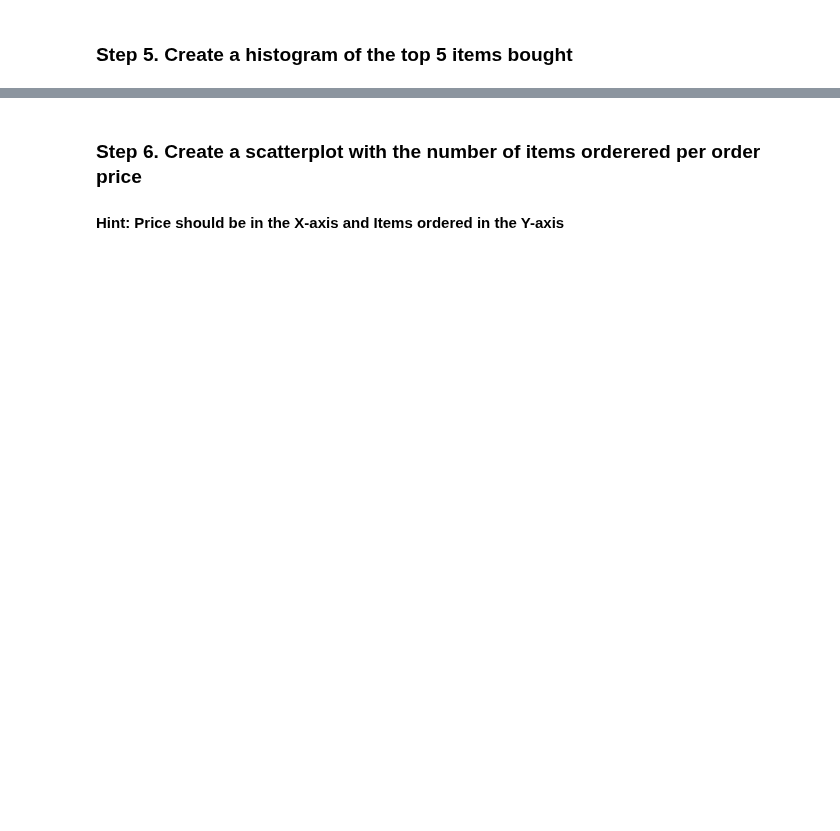
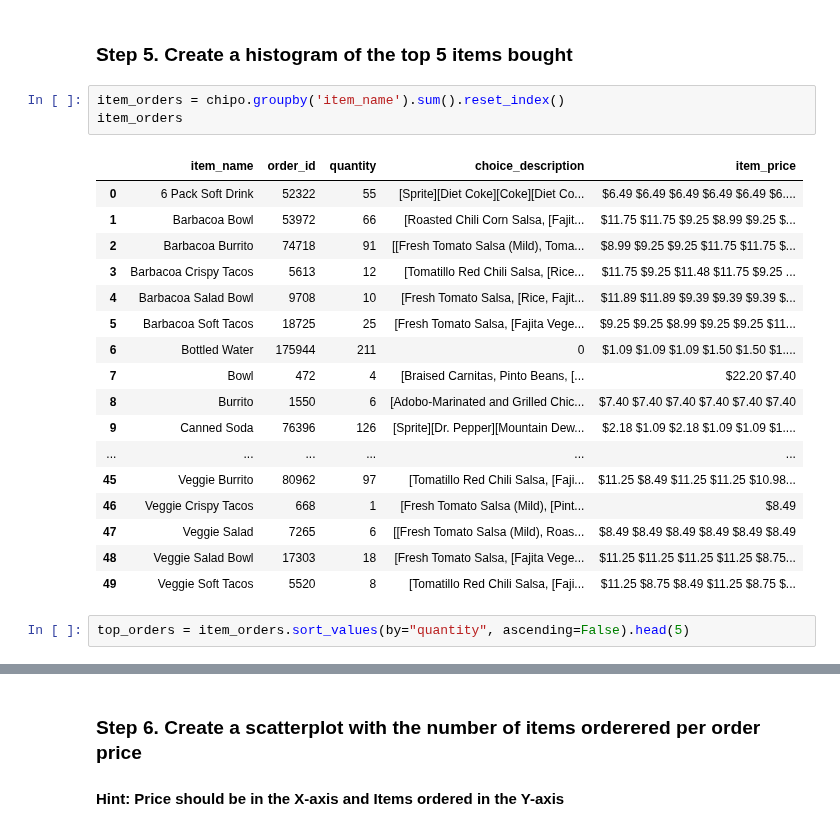
Before and after one commit to Angeliki1983/Pandas-Practice, a Jupyter notebook: Visualisation_Chipotle.ipynb, the cells around one changed output, grey strips where cells are left out. Cells and saved outputs as stored; diff of their text form; blank space fills up the shorter version.

```diff
--- a/Visualisation_Chipotle.ipynb
+++ b/Visualisation_Chipotle.ipynb
@@ -21,2 +47,25 @@ from collections import Counter
 # %% [markdown]
 ### Step 5. Create a histogram of the top 5 items bought
+# %%
+item_orders = chipo.groupby('item_name').sum().reset_index()
+item_orders
+# %% [output]
+|  | item_name | order_id | quantity | choice_description | item_price |
+| 0 | 6 Pack Soft Drink | 52322 | 55 | [Sprite][Diet Coke][Coke][Diet Co... | $6.49 $6.49 $6.49 $6.49 $6.49 $6.... |
+| 1 | Barbacoa Bowl | 53972 | 66 | [Roasted Chili Corn Salsa, [Fajit... | $11.75 $11.75 $9.25 $8.99 $9.25 $... |
+| 2 | Barbacoa Burrito | 74718 | 91 | [[Fresh Tomato Salsa (Mild), Toma... | $8.99 $9.25 $9.25 $11.75 $11.75 $... |
+| 3 | Barbacoa Crispy Tacos | 5613 | 12 | [Tomatillo Red Chili Salsa, [Rice... | $11.75 $9.25 $11.48 $11.75 $9.25 ... |
+| 4 | Barbacoa Salad Bowl | 9708 | 10 | [Fresh Tomato Salsa, [Rice, Fajit... | $11.89 $11.89 $9.39 $9.39 $9.39 $... |
+| 5 | Barbacoa Soft Tacos | 18725 | 25 | [Fresh Tomato Salsa, [Fajita Vege... | $9.25 $9.25 $8.99 $9.25 $9.25 $11... |
+| 6 | Bottled Water | 175944 | 211 | 0 | $1.09 $1.09 $1.09 $1.50 $1.50 $1.... |
+| 7 | Bowl | 472 | 4 | [Braised Carnitas, Pinto Beans, [... | $22.20 $7.40 |
+| 8 | Burrito | 1550 | 6 | [Adobo-Marinated and Grilled Chic... | $7.40 $7.40 $7.40 $7.40 $7.40 $7.40 |
+| 9 | Canned Soda | 76396 | 126 | [Sprite][Dr. Pepper][Mountain Dew... | $2.18 $1.09 $2.18 $1.09 $1.09 $1.... |
+| ... | ... | ... | ... | ... | ... |
+| 45 | Veggie Burrito | 80962 | 97 | [Tomatillo Red Chili Salsa, [Faji... | $11.25 $8.49 $11.25 $11.25 $10.98... |
+| 46 | Veggie Crispy Tacos | 668 | 1 | [Fresh Tomato Salsa (Mild), [Pint... | $8.49 |
+| 47 | Veggie Salad | 7265 | 6 | [[Fresh Tomato Salsa (Mild), Roas... | $8.49 $8.49 $8.49 $8.49 $8.49 $8.49 |
+| 48 | Veggie Salad Bowl | 17303 | 18 | [Fresh Tomato Salsa, [Fajita Vege... | $11.25 $11.25 $11.25 $11.25 $8.75... |
+| 49 | Veggie Soft Tacos | 5520 | 8 | [Tomatillo Red Chili Salsa, [Faji... | $11.25 $8.75 $8.49 $11.25 $8.75 $... |
+# %%
+top_orders = item_orders.sort_values(by="quantity", ascending=False).head(5)
```
Also changed, not shown: parts of 8 cells of this notebook.
